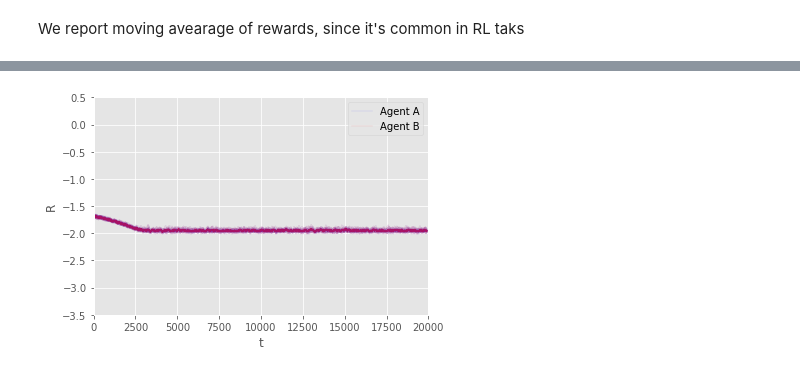
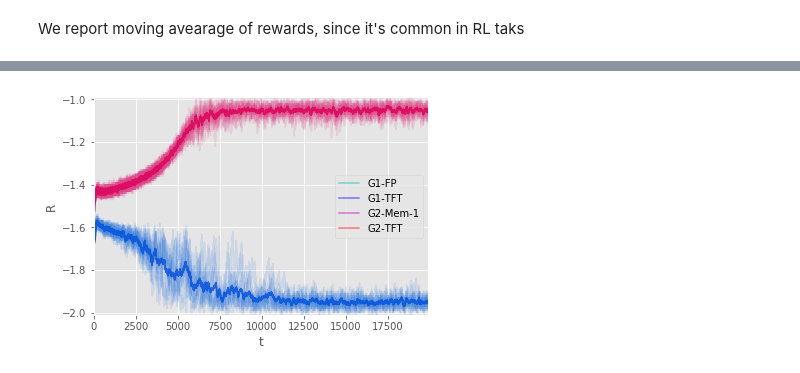
Before and after one commit to vicgalle/ARAMARL, a Jupyter notebook: Experiment3.ipynb, the cells around one changed output, grey strips where cells are left out. Saved outputs shown, nothing was run; the diff lists cells and outputs as text; code cells hidden in the pictures.

```diff
--- a/Experiment3.ipynb
+++ b/Experiment3.ipynb
@@ -108,0 +113,5 @@ actions.tail(10)
+# %%
+N_EXP = 10
+
+r0ss_fp = []
+r1ss_tft2 = []
@@ -113,18 +222,3 @@ def moving_average(a, n=3) :
     return ret[n - 1:] / n
 # %% [markdown]
 We report moving avearage of rewards, since it's common in RL taks
-# %%
-%matplotlib inline
-import matplotlib.pyplot as plt
-
-# We set a fancy theme
-plt.style.use('ggplot')
-
-plt.axis([0, max_steps*n_iter, -3.5, 0.5])
-plt.plot(moving_average(r0s, 100),'b')
-plt.plot(moving_average(r1s, 100))
-
-plt.xlabel('t');
-plt.ylabel('R');
-
-plt.savefig('img/FPQvsQ.png')
@@ -133,23 +225,31 @@ plt.savefig('img/FPQvsQ.png')
 # %%
 %matplotlib inline
 import matplotlib.pyplot as plt
 
 # We set a fancy theme
 plt.style.use('ggplot')
 
 plt.axis([0, max_steps*n_iter, -3.5, 0.5])
+
+
+plt.plot(moving_average(np.asarray(r0ss_fp).mean(axis=0), 100), 'c', alpha=0.5)
+plt.plot(moving_average(np.asarray(r1ss_tft2).mean(axis=0), 100), 'b', alpha=0.5)
+plt.plot(moving_average(np.asarray(r0ss_mem1).mean(axis=0), 100), 'm', alpha=0.5)
+plt.plot(moving_average(np.asarray(r1ss_tft).mean(axis=0), 100), 'r', alpha=0.5)
+
 for i in range(N_EXP):
-    plt.plot(moving_average(r0ss[i], 100), 'b', alpha=0.05)
-    plt.plot(moving_average(r1ss[i], 100), 'r', alpha=0.05)
-
-plt.plot(moving_average(np.asarray(r0ss).mean(axis=0), 100), 'b', alpha=0.5)
-plt.plot(moving_average(np.asarray(r1ss).mean(axis=0), 100), 'r', alpha=0.5)
+    plt.plot(moving_average(r0ss_fp[i], 100), 'c', alpha=0.05)
+    plt.plot(moving_average(r1ss_tft2[i], 100), 'b', alpha=0.05)
+    plt.plot(moving_average(r0ss_mem1[i], 100), 'r', alpha=0.05)
+    plt.plot(moving_average(r1ss_tft[i], 100), 'm', alpha=0.05)
 
 plt.xlabel('t');
 plt.ylabel('R');
 
-plt.legend(['Agent A', 'Agent B']);
+plt.autoscale(tight=True)
 
-plt.savefig('img/FPQvsQ.png')
+plt.legend(['G1-FP', 'G1-TFT', 'G2-Mem-1', 'G2-TFT']);
+
+plt.savefig('img/MemvsTFT.png')
 # %% [output]
-[figure, old version]
+[figure, new version]
```
Also changed, not shown: parts of 9 cells of this notebook, 1 other file.
